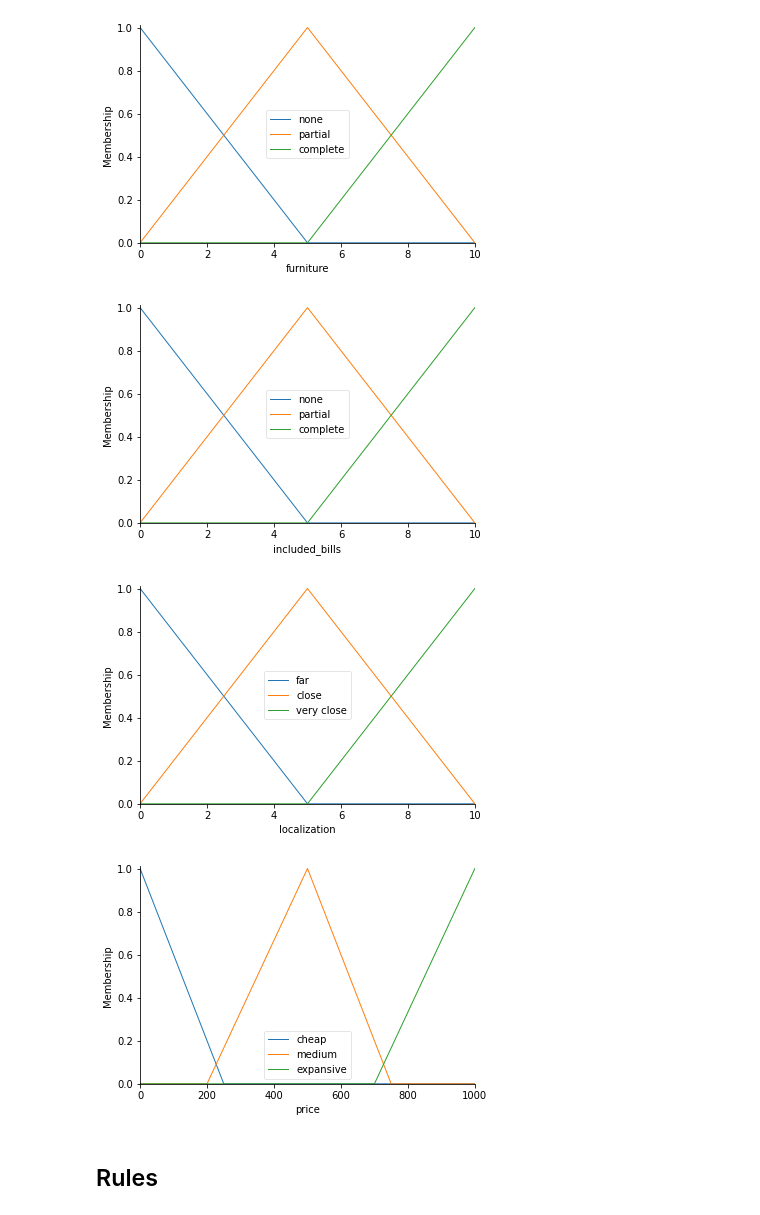
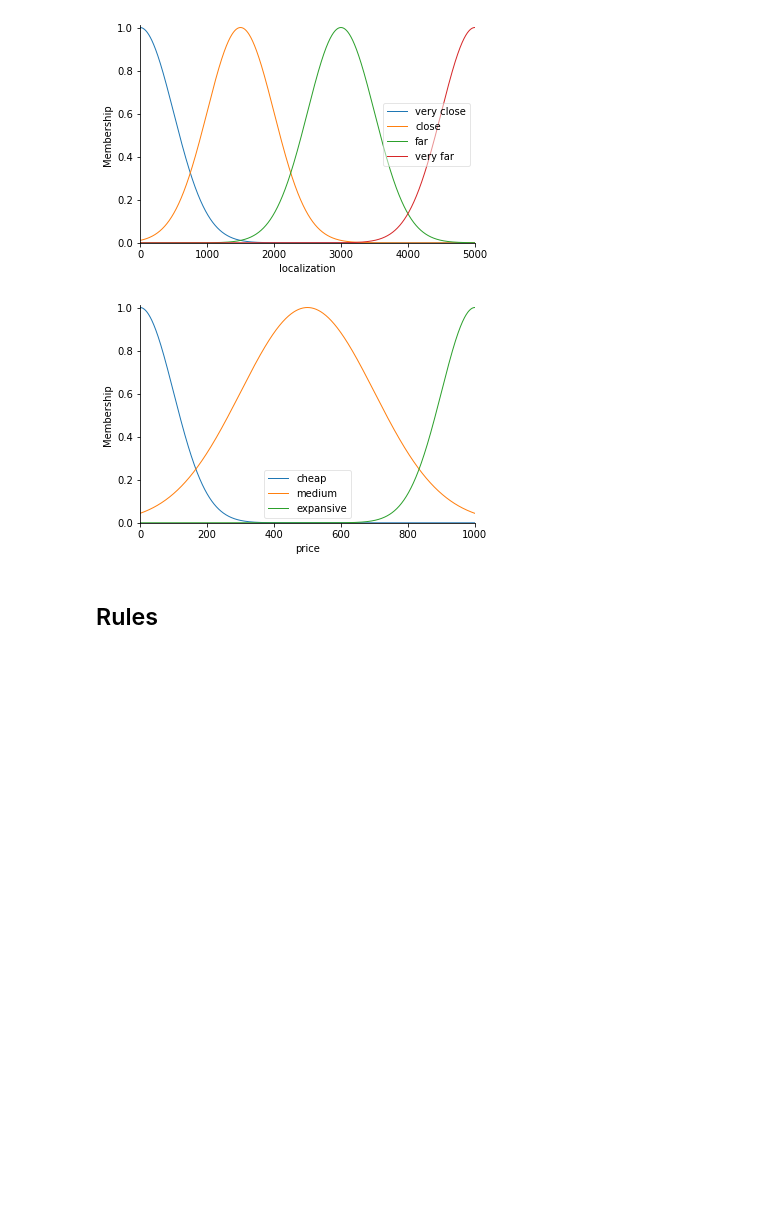
Before and after one commit to yuriloliveira/nordtalk_fuzzy, a Jupyter notebook: Property price.ipynb, the cells around one changed output. Drawn from its saved outputs; the diff is of its cells as text; code cells hidden in the pictures; blank space fills up the shorter version.

Commit message:
Added gaussmf to localization

```diff
--- a/Property price.ipynb
+++ b/Property price.ipynb
@@ -6,26 +6,28 @@ from skfuzzy import control as ctrl
 # np.arange(x, y) creates a series that contains all the values of the set [x, y)
 furniture = ctrl.Antecedent(np.arange(0, 11), 'furniture')
 included_bills = ctrl.Antecedent(np.arange(0, 11), 'included_bills')
-localization = ctrl.Antecedent(np.arange(0, 11), 'localization')
-price = ctrl.Consequent(np.arange(0, 1001, 1), 'price')
+localization = ctrl.Antecedent(np.arange(0, 5001), 'localization')
+price = ctrl.Consequent(np.arange(0, 1001), 'price')
 
-furniture.automf(names=['none', 'partial', 'complete'])
-included_bills.automf(names=['none', 'partial', 'complete'])
-localization.automf(names=['far', 'close', 'very close'])
+furniture.automf(names=['none', 'partial', 'complete']) # -> trimf
+included_bills.automf(names=['none', 'partial', 'complete']) # -> trapmf
 
-price['cheap'] = fuzz.trimf(price.universe, [0, 0, 250])
-price['medium'] = fuzz.trimf(price.universe, [200, 500, 750])
-price['expansive'] = fuzz.trimf(price.universe, [700, 1000, 1000])
+localization['very close'] = fuzz.gaussmf(localization.universe, 0, 500)
+localization['close'] = fuzz.gaussmf(localization.universe, 1500, 500)
+localization['far'] = fuzz.gaussmf(localization.universe, 3000, 500)
+localization['very far'] = fuzz.gaussmf(localization.universe, 5000, 500)
+
+price['cheap'] = fuzz.gaussmf(price.universe, 0, 100)
+price['medium'] = fuzz.gaussmf(price.universe, 500, 200)
+price['expansive'] = fuzz.gaussmf(price.universe, 1000, 100)
 # %%
-furniture.view()
-included_bills.view()
+# furniture.view()
+# included_bills.view()
 localization.view()
 price.view()
 # %% [output]
-[figure, old version]
+[figure, new version]
-[figure, old version]
+[figure, new version]
-[figure, removed]
-[figure, removed]
 # %% [markdown]
 ## Rules
 # %% [markdown]
```
